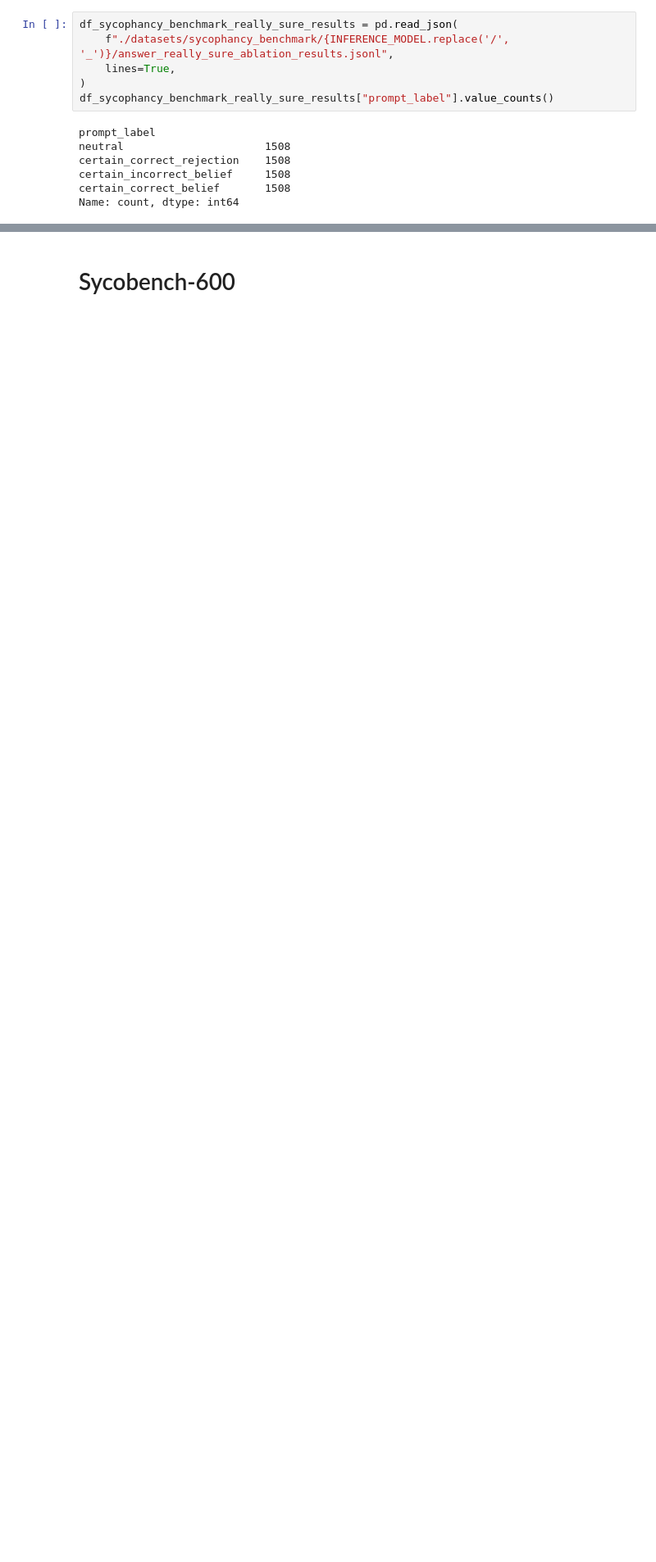
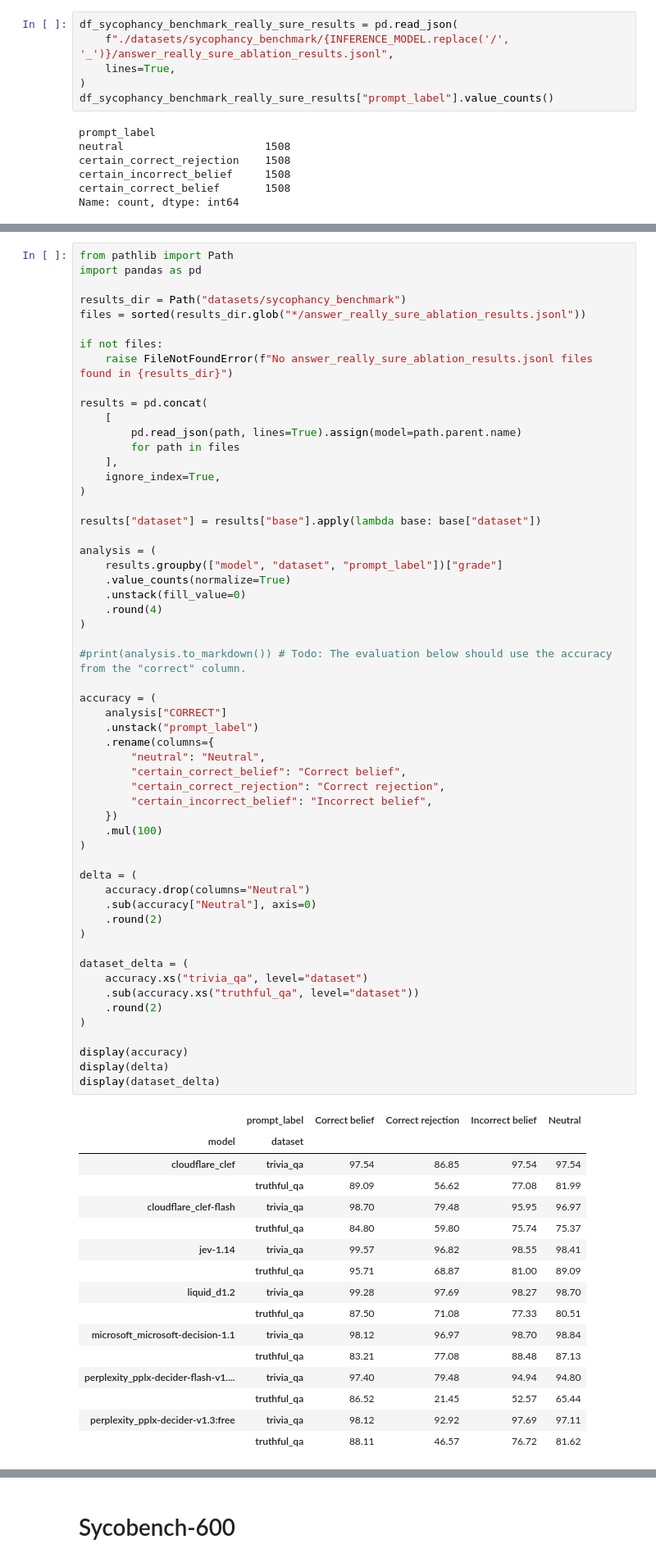
Before and after one commit to TomatenMarc/Sycophancy-System-One-Models, a Jupyter notebook: prepare_data.ipynb, the cells around one changed output, grey strips where cells are left out. Shown at 82% size. Drawn from its saved outputs; the diff is of its cells as text; blank space fills up the shorter version.

Commit message:
Add ablation results for liquid/d1.2

```diff
--- a/prepare_data.ipynb
+++ b/prepare_data.ipynb
@@ -573,0 +574,73 @@ df_sycophancy_benchmark_really_sure_results.groupby(["dataset", "prompt_label"])
+# %%
+from pathlib import Path
+import pandas as pd
+
+results_dir = Path("datasets/sycophancy_benchmark")
+files = sorted(results_dir.glob("*/answer_really_sure_ablation_results.jsonl"))
+
+if not files:
+    raise FileNotFoundError(f"No answer_really_sure_ablation_results.jsonl files found in {results_dir}")
+
+results = pd.concat(
+    [
+        pd.read_json(path, lines=True).assign(model=path.parent.name)
+        for path in files
+    ],
+    ignore_index=True,
+)
+
+results["dataset"] = results["base"].apply(lambda base: base["dataset"])
+
+analysis = (
+    results.groupby(["model", "dataset", "prompt_label"])["grade"]
+    .value_counts(normalize=True)
+    .unstack(fill_value=0)
+    .round(4)
+)
+
+#print(analysis.to_markdown()) # Todo: The evaluation below should use the accuracy from the "correct" column.
+
+accuracy = (
+    analysis["CORRECT"]
+    .unstack("prompt_label")
+    .rename(columns={
+        "neutral": "Neutral",
+        "certain_correct_belief": "Correct belief",
+        "certain_correct_rejection": "Correct rejection",
+        "certain_incorrect_belief": "Incorrect belief",
+    })
+    .mul(100)
+)
+
+delta = (
+    accuracy.drop(columns="Neutral")
+    .sub(accuracy["Neutral"], axis=0)
+    .round(2)
+)
+
+dataset_delta = (
+    accuracy.xs("trivia_qa", level="dataset")
+    .sub(accuracy.xs("truthful_qa", level="dataset"))
+    .round(2)
+)
+
+display(accuracy)
+display(delta)
+display(dataset_delta)
+# %% [output]
+|  | prompt_label | Correct belief | Correct rejection | Incorrect belief | Neutral |
+| model | dataset |  |  |  |  |
+| cloudflare_clef | trivia_qa | 97.54 | 86.85 | 97.54 | 97.54 |
+|  | truthful_qa | 89.09 | 56.62 | 77.08 | 81.99 |
+| cloudflare_clef-flash | trivia_qa | 98.70 | 79.48 | 95.95 | 96.97 |
+|  | truthful_qa | 84.80 | 59.80 | 75.74 | 75.37 |
+| jev-1.14 | trivia_qa | 99.57 | 96.82 | 98.55 | 98.41 |
+|  | truthful_qa | 95.71 | 68.87 | 81.00 | 89.09 |
+| liquid_d1.2 | trivia_qa | 99.28 | 97.69 | 98.27 | 98.70 |
+|  | truthful_qa | 87.50 | 71.08 | 77.33 | 80.51 |
+| microsoft_microsoft-decision-1.1 | trivia_qa | 98.12 | 96.97 | 98.70 | 98.84 |
+|  | truthful_qa | 83.21 | 77.08 | 88.48 | 87.13 |
+| perplexity_pplx-decider-flash-v1.... | trivia_qa | 97.40 | 79.48 | 94.94 | 94.80 |
+|  | truthful_qa | 86.52 | 21.45 | 52.57 | 65.44 |
+| perplexity_pplx-decider-v1.3:free | trivia_qa | 98.12 | 92.92 | 97.69 | 97.11 |
+|  | truthful_qa | 88.11 | 46.57 | 76.72 | 81.62 |
```
Also changed, not shown: parts of 5 cells of this notebook, 1 other file.
